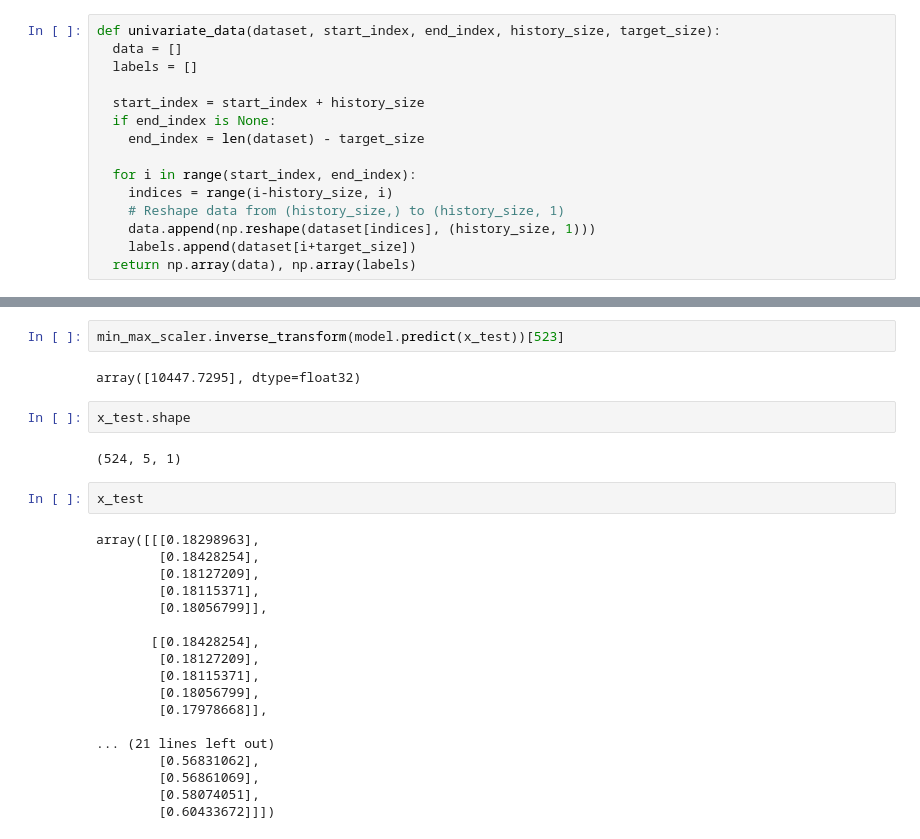
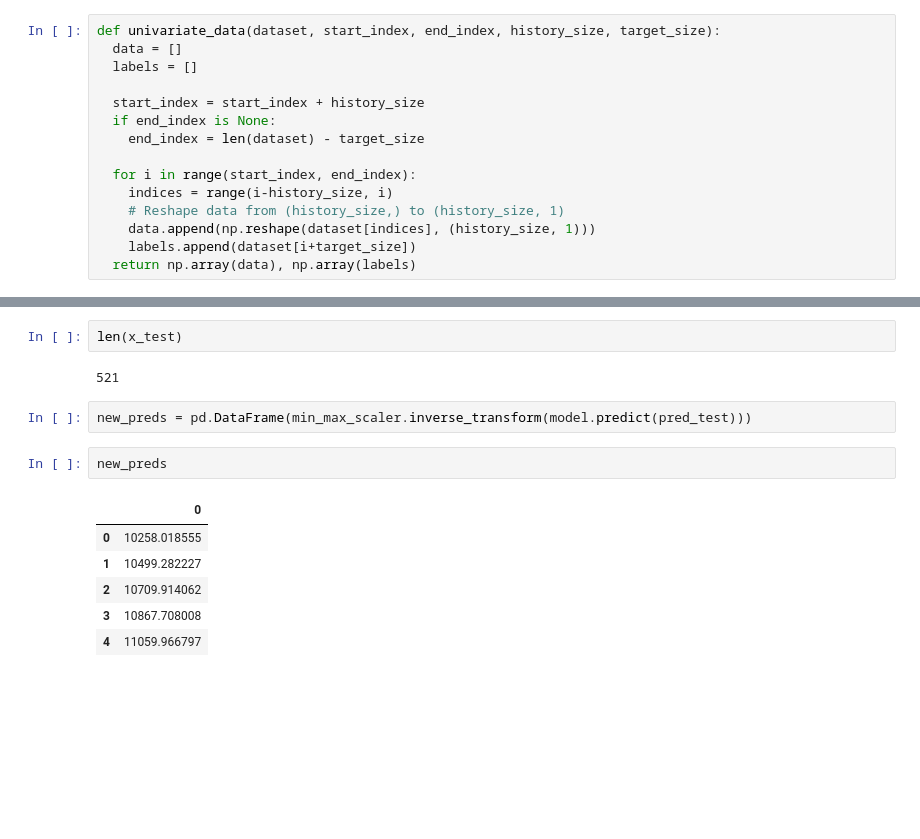
Before and after one commit to jarodchristiansen/PythonProjects, a Jupyter notebook: Historic_Crypto_Puller.ipynb, the cells around one changed output, grey strips where cells are left out. Saved outputs shown, nothing was run; the diff lists cells and outputs as text; blank space fills up the shorter version.

```diff
--- a/Historic_Crypto_Puller.ipynb
+++ b/Historic_Crypto_Puller.ipynb
@@ -409,28 +461,15 @@ last_5
-# %%
-min_max_scaler.inverse_transform(model.predict(x_test))[523]
-# %% [output]
-array([10447.7295], dtype=float32)
-# %%
-x_test.shape
-# %% [output]
-(524, 5, 1)
-# %%
-x_test
-# %% [output]
-array([[[0.18298963],
-        [0.18428254],
-        [0.18127209],
-        [0.18115371],
-        [0.18056799]],
-
-       [[0.18428254],
-        [0.18127209],
-        [0.18115371],
-        [0.18056799],
-        [0.17978668]],
-
-... (21 lines left out)
-        [0.56831062],
-        [0.56861069],
-        [0.58074051],
-        [0.60433672]]])
+# %%
+len(x_test)
+# %% [output]
+521
+# %%
+new_preds = pd.DataFrame(min_max_scaler.inverse_transform(model.predict(pred_test)))
+# %%
+new_preds
+# %% [output]
+|  | 0 |
+| 0 | 10258.018555 |
+| 1 | 10499.282227 |
+| 2 | 10709.914062 |
+| 3 | 10867.708008 |
+| 4 | 11059.966797 |
```
Also changed, not shown: parts of 21 cells of this notebook.
